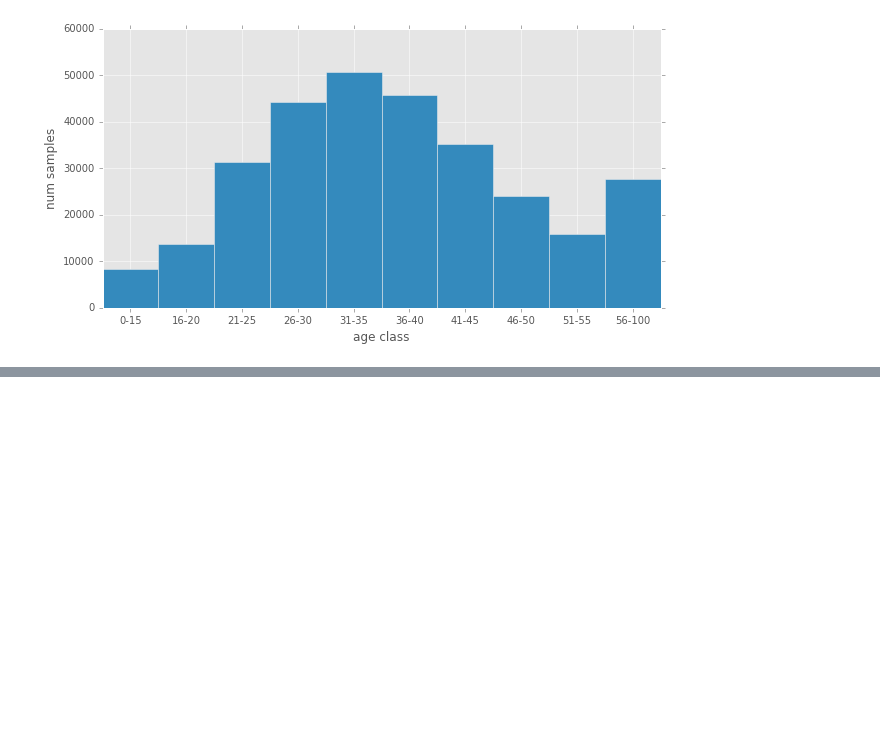
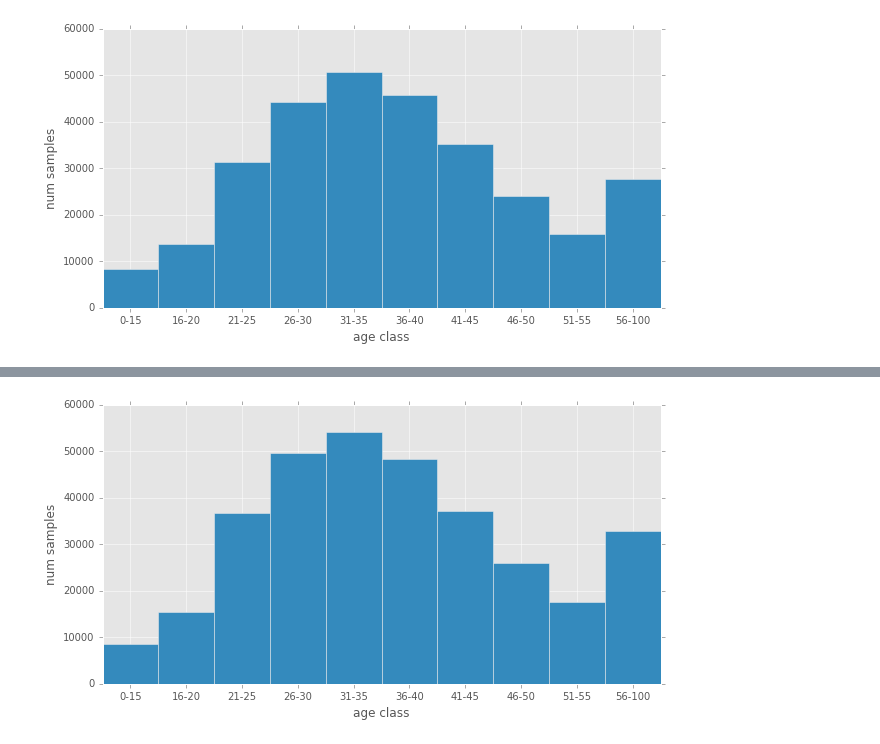
Before and after one commit to chaosmail/cvsp-age-gender-classification-16, a Jupyter notebook: analyse/02_Age_Distribution.ipynb, the cells around one changed output, grey strips where cells are left out. Cells and saved outputs as stored; diff of their text form; code cells hidden in the pictures; blank space fills up the shorter version.

```diff
--- a/analyse/02_Age_Distribution.ipynb
+++ b/analyse/02_Age_Distribution.ipynb
@@ -86,0 +114,8 @@ plot_histo(age_binned, bins=range(len(age_labels) + 1), xticks=age_labels, xlabe
+# %%
+age_classes = [(0,15),(16,20),(21,25),(26,30),(31,35),(36,40),(41,45),(46,50),(51,55),(56,100)]
+
+age_binned, age_labels = to_bins(meta_all['age'], age_classes)
+
+plot_histo(age_binned, bins=range(len(age_labels) + 1), xticks=age_labels, xlabel='age class', ylabel='num samples')
+# %% [output]
+[figure, added]
```
Also changed, not shown: parts of 5 cells of this notebook.
